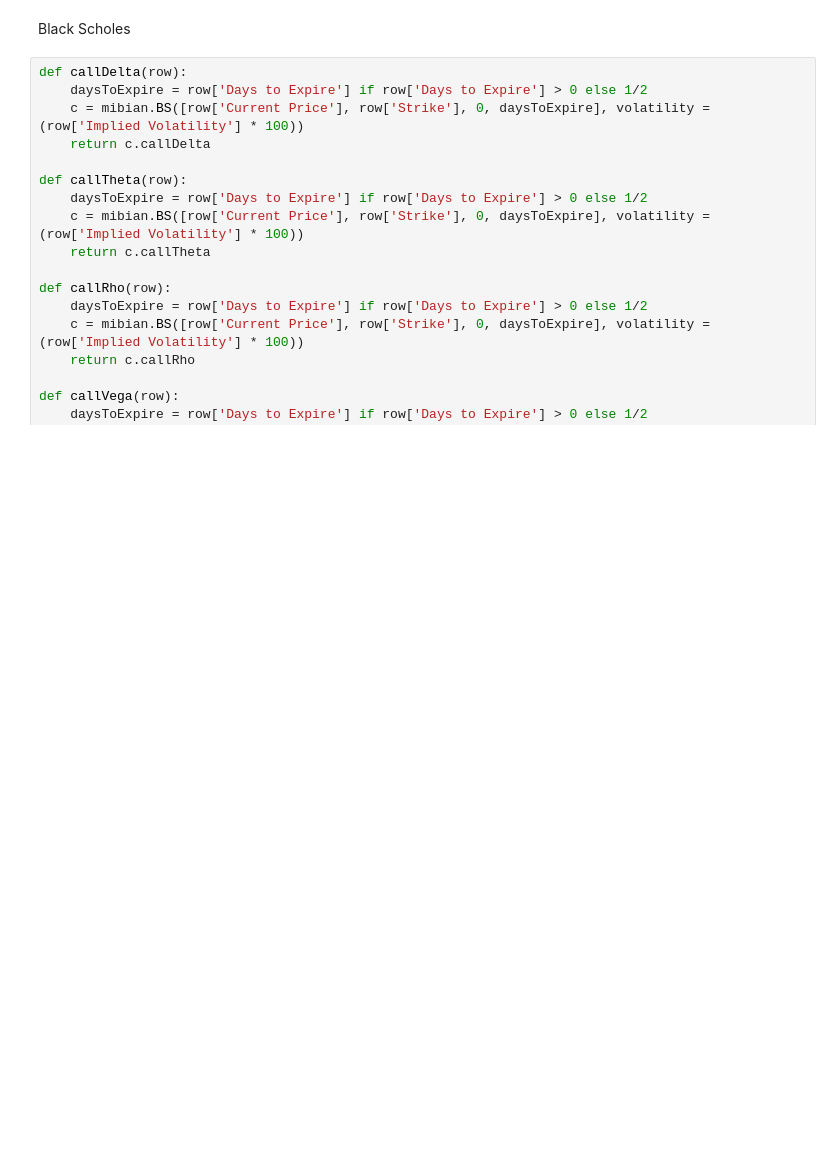
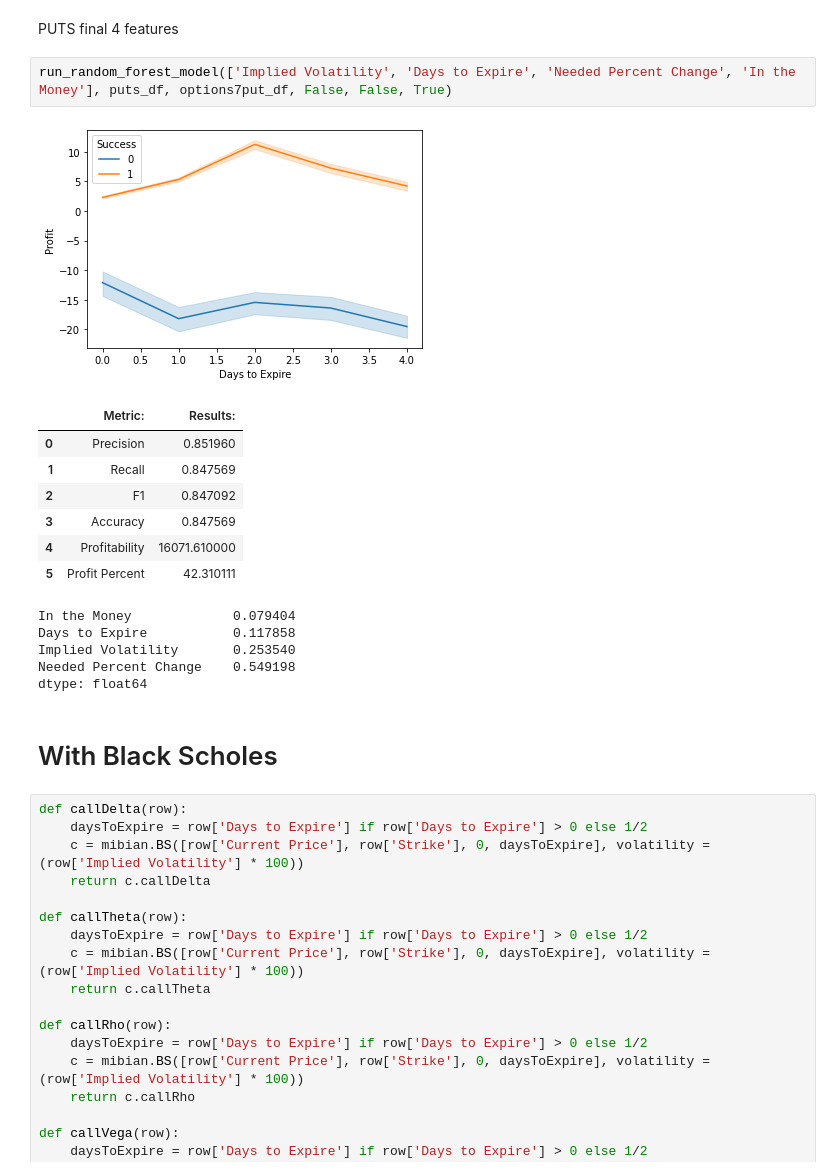
Before and after one commit to andknam/options-reinforcement-learning, a Jupyter notebook: models/random_forest.ipynb, the cells around one changed output. Cells and saved outputs as stored; diff of their text form; blank space fills up the shorter version.

```diff
--- a/models/random_forest.ipynb
+++ b/models/random_forest.ipynb
@@ -68,5 +216,23 @@ After: (47426, 16) (44529, 16) (3241, 16) (3129, 16)
+# %% [markdown]
+PUTS final 4 features
+# %%
+run_random_forest_model(['Implied Volatility', 'Days to Expire', 'Needed Percent Change', 'In the Money'], puts_df, options7put_df, False, False, True)
+# %% [output]
+[figure, added]
+|  | Metric: | Results: |
+| 0 | Precision | 0.851960 |
+| 1 | Recall | 0.847569 |
+| 2 | F1 | 0.847092 |
+| 3 | Accuracy | 0.847569 |
+| 4 | Profitability | 16071.610000 |
+| 5 | Profit Percent | 42.310111 |
+In the Money             0.079404
+Days to Expire           0.117858
+Implied Volatility       0.253540
+Needed Percent Change    0.549198
+dtype: float64
 # %% [markdown]
-Black Scholes
+# With Black Scholes
 # %%
 def callDelta(row):
     daysToExpire = row['Days to Expire'] if row['Days to Expire'] > 0 else 1/2
```
Also changed, not shown: parts of 29 cells of this notebook.
